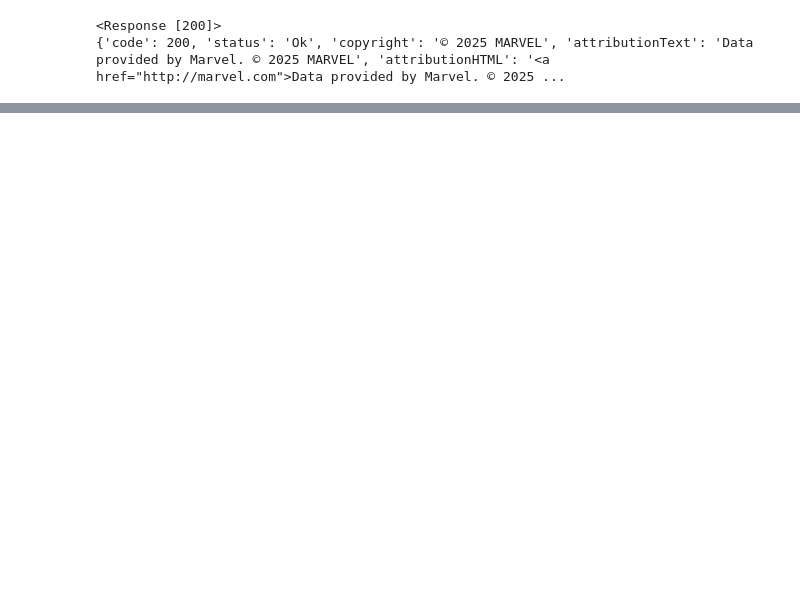
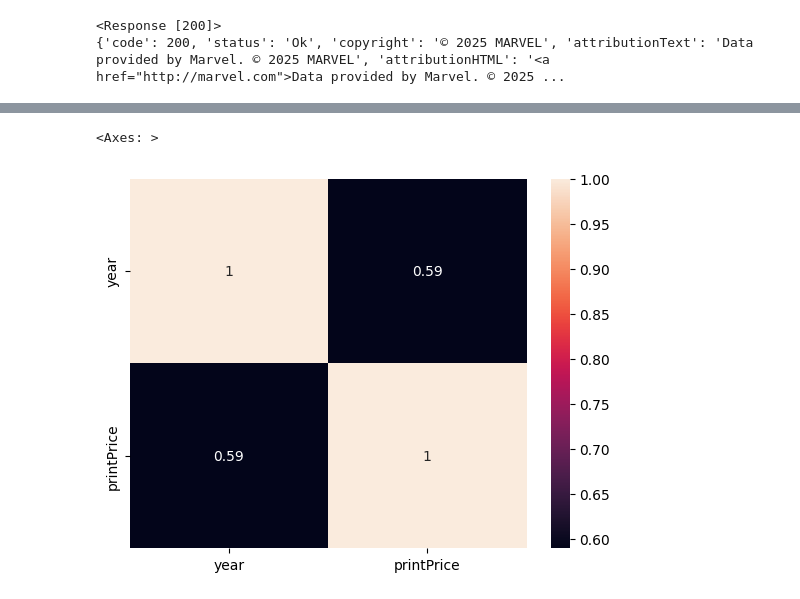
Before and after one commit to Rodrigo-Perico/aleon.ai, a Jupyter notebook: Marvel_aleon_ai.ipynb, the cells around one changed output, grey strips where cells are left out. Drawn from its saved outputs; the diff is of its cells as text; code cells hidden in the pictures; blank space fills up the shorter version.

```diff
--- a/Marvel_aleon_ai.ipynb
+++ b/Marvel_aleon_ai.ipynb
@@ -177,0 +156,2 @@ df["modified"] = df["modified"].str.split("-").str[:2].str.join("-")
+# %%
+df= df[["id", "title", "prices" ]]
@@ -177,0 +200,5 @@ df["modified"] = df["modified"].str.split("-").str[:2].str.join("-")
+# %%
+sns.heatmap(df[["year", "printPrice"]].corr(), annot=True)
+# %% [output]
+<Axes: >
+[figure, added]
```
Also changed, not shown: parts of 35 cells of this notebook.
